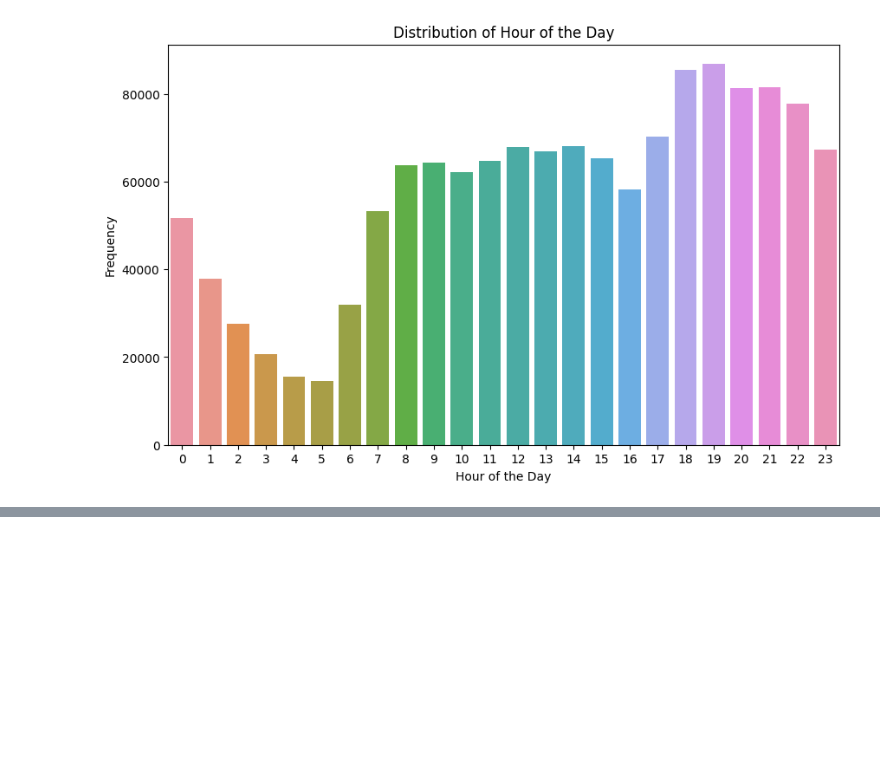
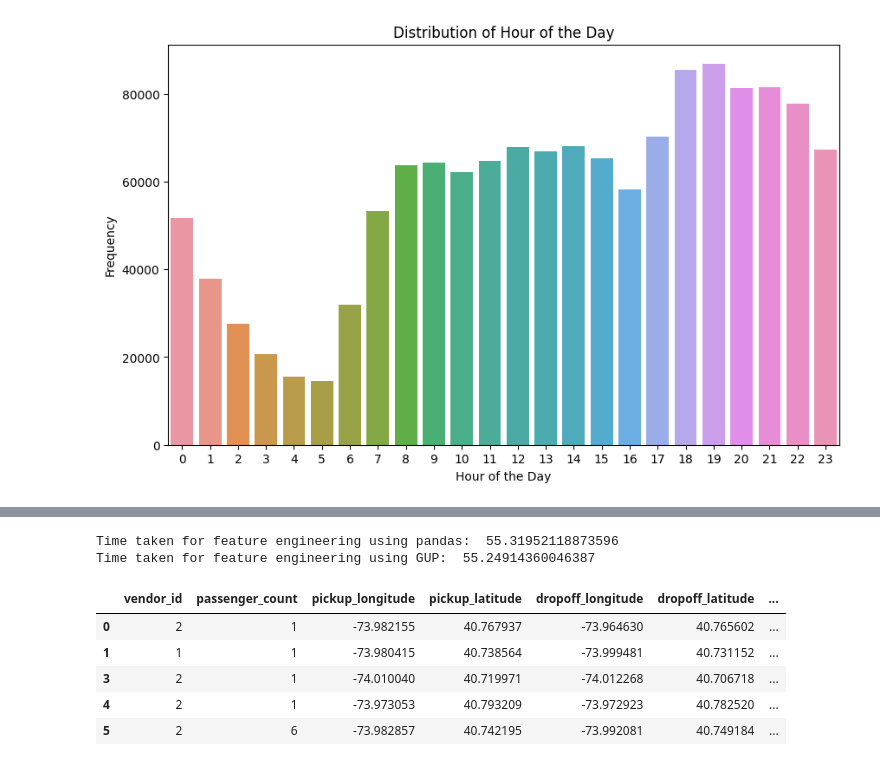
Before and after one commit to IshikaGopie/COMP6940-A4, a Jupyter notebook: section-2.ipynb, the cells around one changed output, grey strips where cells are left out. Cells and saved outputs as stored; diff of their text form; code cells hidden in the pictures; blank space fills up the shorter version.

Commit message:
* did question 2 feature engineering and selection

```diff
--- a/section-2.ipynb
+++ b/section-2.ipynb
@@ -457,0 +490,18 @@ Time taken for EDA using GUP:  7.331068754196167
+# %%
+# Calculate the haversine distance between pickup and dropoff coordinates
+def calculate_distance(row):
+    pickup_coords = (row['pickup_latitude'], row['pickup_longitude'])
+    dropoff_coords = (row['dropoff_latitude'], row['dropoff_longitude'])
+    return hs.haversine(pickup_coords, dropoff_coords, unit=Unit.KILOMETERS)
+# %%
+training_gpu_pandas = train_gpu.to_pandas()
+test_gpu_pandas = test_gpu.to_pandas()
+# %%
+# Feature Engineering using cuDF
+# create a new column for the distance of the trip
+time_start_gpu = time.time()
+
+train_gpu['distance'] = training_gpu_pandas.apply(calculate_distance, axis=1)
+test_gpu['distance'] = test_gpu_pandas.apply(calculate_distance, axis=1)
+
+end_time_gpu = time.time()
@@ -457,0 +518,8 @@ Time taken for EDA using GUP:  7.331068754196167
+# %%
+# Display the time taken for feature engineering using pandas
+print("Time taken for feature engineering using pandas: ", end_time_cpu - time_start_cpu)
+# Display the time taken for feature engineering using cuDF
+print("Time taken for feature engineering using GUP: ", end_time_gpu - time_start_gpu)
+# %% [output]
+Time taken for feature engineering using pandas:  55.31952118873596
+Time taken for feature engineering using GUP:  55.24914360046387
@@ -457,0 +530,9 @@ Time taken for EDA using GUP:  7.331068754196167
+# %%
+train_gpu.head(5)
+# %% [output]
+|  | vendor_id | passenger_count | pickup_longitude | pickup_latitude | dropoff_longitude | dropoff_latitude | ... |
+| 0 | 2 | 1 | -73.982155 | 40.767937 | -73.964630 | 40.765602 | ... |
+| 1 | 1 | 1 | -73.980415 | 40.738564 | -73.999481 | 40.731152 | ... |
+| 3 | 2 | 1 | -74.010040 | 40.719971 | -74.012268 | 40.706718 | ... |
+| 4 | 2 | 1 | -73.973053 | 40.793209 | -73.972923 | 40.782520 | ... |
+| 5 | 2 | 6 | -73.982857 | 40.742195 | -73.992081 | 40.749184 | ... |
```
Also changed, not shown: parts of 33 cells of this notebook.
